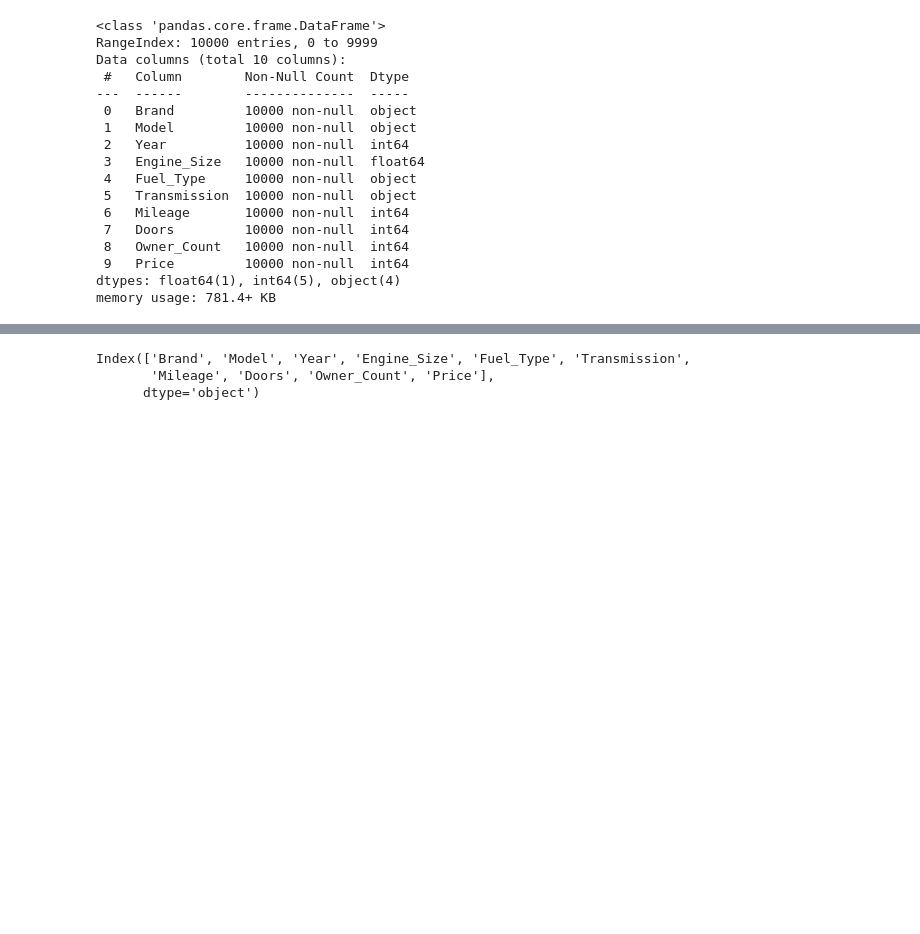
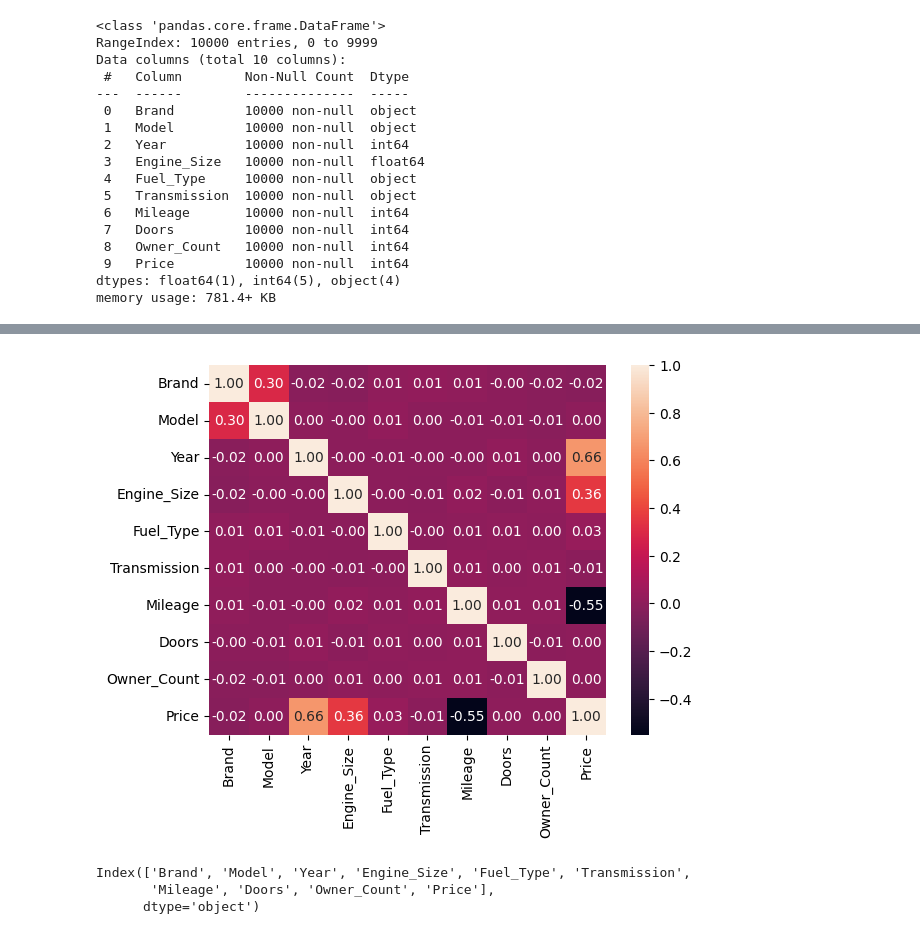
Before and after one commit to diegomacaya/car_study_eda, a Jupyter notebook: src/explore.ipynb, the cells around one changed output, grey strips where cells are left out. Cells and saved outputs as stored; diff of their text form; code cells hidden in the pictures; blank space fills up the shorter version.

```diff
--- a/src/explore.ipynb
+++ b/src/explore.ipynb
@@ -39,3 +110,8 @@ memory usage: 781.4+ KB
+# %%
+sns.heatmap(sales_df.corr(), annot = True, fmt = ".2f")
+plt.show()
+# %% [output]
+[figure, added]
 # %%
 sales_df.columns
 # %% [output]
```
Also changed, not shown: parts of 15 cells of this notebook, 2 other files.
